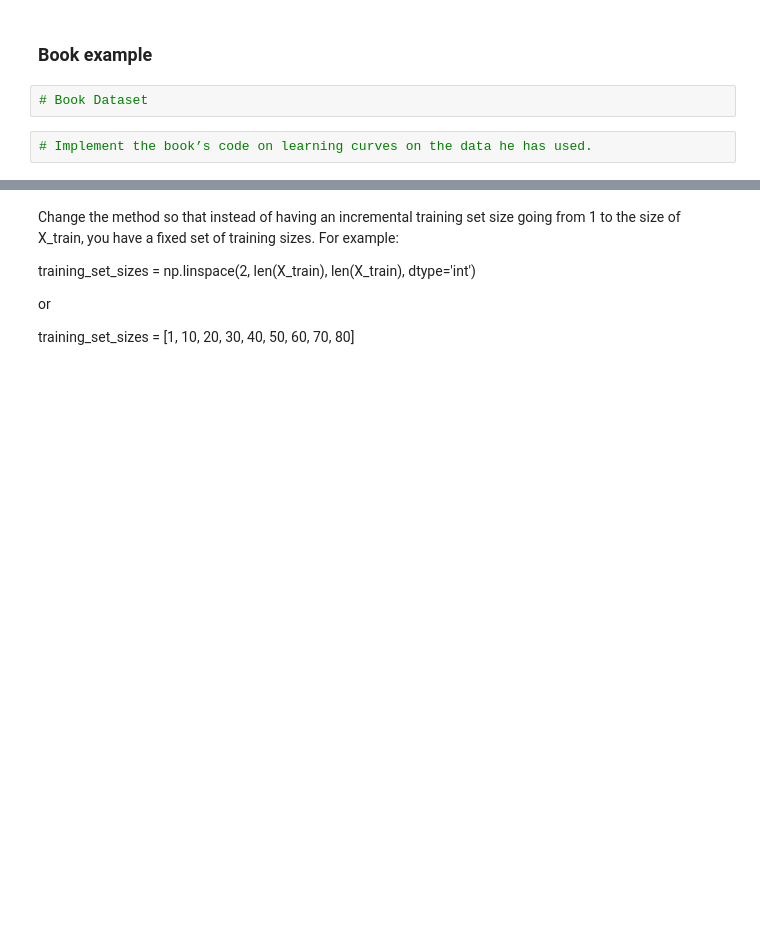
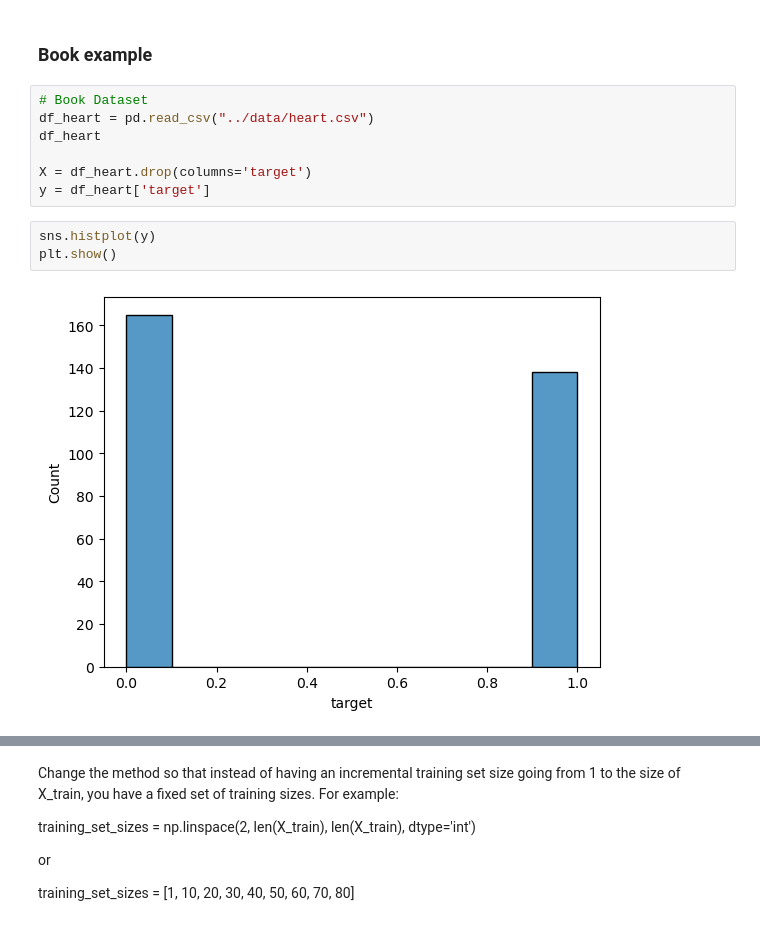
Before and after one commit to LexouLam/ML3, a Jupyter notebook: notebook/A1_ML3.1 - Algorithms Kit Eleve.ipynb, the cells around one changed output, grey strips where cells are left out. Saved outputs shown, nothing was run; the diff lists cells and outputs as text; blank space fills up the shorter version.

```diff
--- a/notebook/A1_ML3.1 - Algorithms Kit Eleve.ipynb
+++ b/notebook/A1_ML3.1 - Algorithms Kit Eleve.ipynb
@@ -179,7 +272,15 @@ Explain here how they work in your own words:
 ## Learning curves
 # %% [markdown]
 ### Book example
-# %%
-# Book Dataset
-# %%
-# Implement the book’s code on learning curves on the data he has used.
+# %%
+# Book Dataset
+df_heart = pd.read_csv("../data/heart.csv")
+df_heart
+
+X = df_heart.drop(columns='target')
+y = df_heart['target']
+# %%
+sns.histplot(y)
+plt.show()
+# %% [output]
+[figure, added]
```
Also changed, not shown: parts of 56 cells of this notebook.
